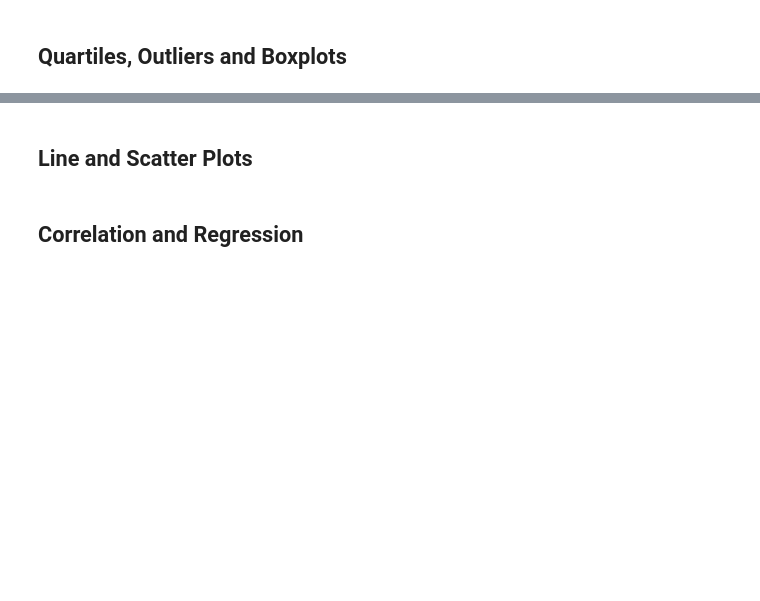
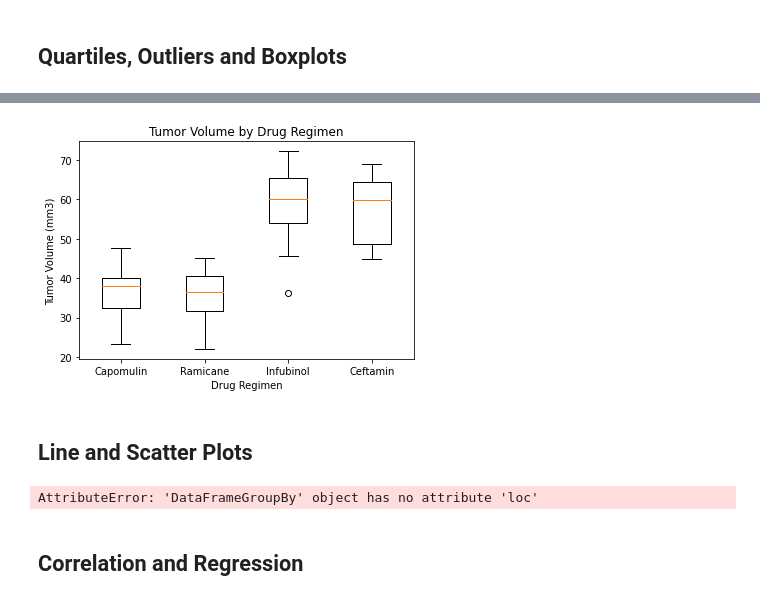
Before and after one commit to JCat3/Matplotlib, a Jupyter notebook: Pymaceuticals/pymaceuticals_starter.ipynb, the cells around one changed output, grey strips where cells are left out. Drawn from its saved outputs; the diff is of its cells as text; code cells hidden in the pictures; blank space fills up the shorter version.

```diff
--- a/Pymaceuticals/pymaceuticals_starter.ipynb
+++ b/Pymaceuticals/pymaceuticals_starter.ipynb
@@ -215,6 +225,10 @@ gender_plot.legend(['Male', "Female"])
 # Capomulin, Ramicane, Infubinol, and Ceftamin
 
 # Start by getting the last (greatest) timepoint for each mouse
-
+group_by_mouse_ID = combined_mouse_results.groupby("Mouse ID")
+max_timepoint = group_by_mouse_ID['Timepoint'].max()
+max_timepoint = max_timepoint.reset_index()
 
 # Merge this group df with the original dataframe to get the tumor volume at the last timepoint
+max_timepoint_volume = max_timepoint.merge(combined_mouse_results, on=["Mouse ID", "Timepoint"], how="left")
+max_timepoint_volume
@@ -221,17 +249,20 @@ gender_plot.legend(['Male', "Female"])
 # %%
 # Put treatments into a list for for loop (and later for plot labels)
-
+drug_regimens = ["Capomulin", "Ramicane", "Infubinol", "Ceftamin"]
 
 # Create empty list to fill with tumor vol data (for plotting)
+tumor_volume = []
 
+# Locate the rows which contain mice on each drug and get the tumor volumes
+for drug in drug_regimens:
+    tumor_by_drug = max_timepoint_volume.loc[max_timepoint_volume["Drug Regimen"] == drug, "Tumor Volume (mm3)"]
+    tumor_volume.append(tumor_by_drug)
+#print(tumor_volume)
 
 # Calculate the IQR and quantitatively determine if there are any potential outliers.
-
-
-    # Locate the rows which contain mice on each drug and get the tumor volumes
-
+    quartiles = max_timepoint_volume["Tumor Volume (mm3)"].quantile([.25,.5,.75])
+    lowerq = quartiles[0.25]
+    upperq = quartiles[0.75]
+    iqr = upperq-lowerq
 
     # add subset
-
-
-    # Determine outliers using upper and lower bounds
@@ -238,9 +273,29 @@ gender_plot.legend(['Male', "Female"])
 # %%
 # Generate a box plot of the final tumor volume of each mouse across four regimens of interest
+fig1, ax1 = plt.subplots()
+x = [1,2,3,4]
+ax1.set_title('Tumor Volume by Drug Regimen')
+ax1.set_ylabel('Tumor Volume (mm3)')
+ax1.set_xlabel('Drug Regimen')
+ax1.boxplot(tumor_volume)
+plt.xticks(x, drug_regimens)
+plt.show()
+# %% [output]
+[figure, added]
 # %% [markdown]
 ## Line and Scatter Plots
 # %%
 # Generate a line plot of tumor volume vs. time point for a mouse treated with Capomulin
+Capomulin_tumor_vol = combined_mouse_results.groupby(["Mouse ID", "Drug Regimen", "Tumor Volume (mm3)", "Timepoint"])
+
+Capomulin_mouse = Capomulin_tumor_vol.loc["a275" :]
+#x_axis = np.arange(0,50,0.5)
+
+#plt.plot(x_axis, data)
+#Capomulin_tumor_vol.head()
+Capomulin_mouse
+# %% [output]
+AttributeError: 'DataFrameGroupBy' object has no attribute 'loc'
 # %%
 # Generate a scatter plot of average tumor volume vs. mouse weight for the Capomulin regimen
 # %% [markdown]
```
Also changed, not shown: parts of 7 cells of this notebook.
